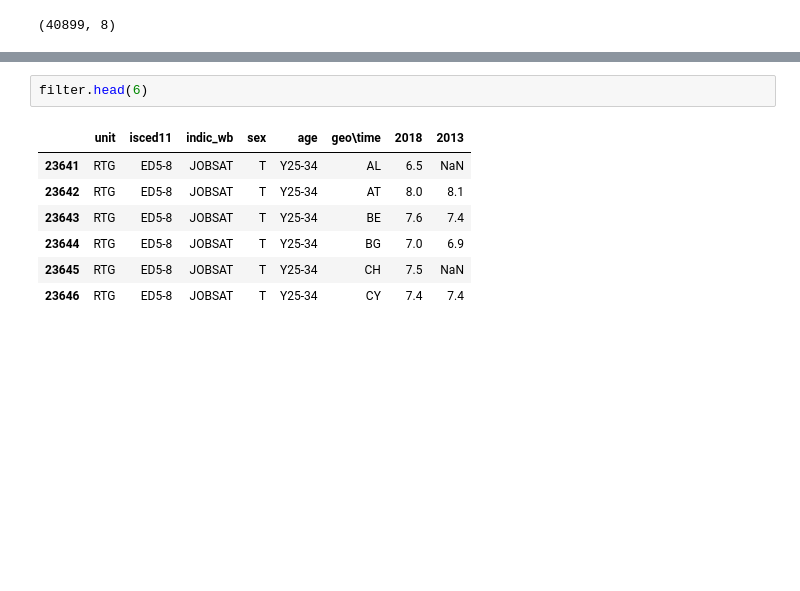
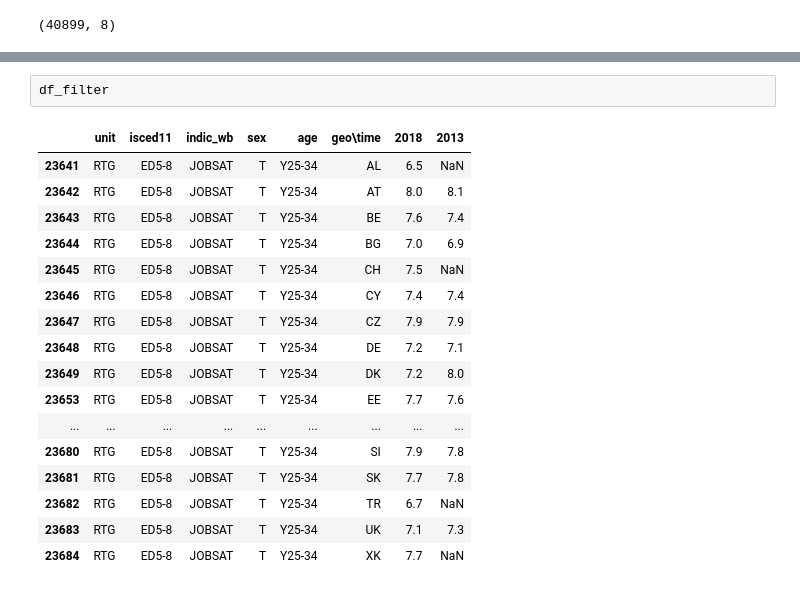
Before and after one commit to JALVARADORUIZ/Magister_BigData_UB, a Jupyter notebook: M3_AI1_AlvaradoRuizJoseArmando.ipynb, the cells around one changed output, grey strips where cells are left out. Cells and saved outputs as stored; diff of their text form; blank space fills up the shorter version.

```diff
--- a/M3_AI1_AlvaradoRuizJoseArmando.ipynb
+++ b/M3_AI1_AlvaradoRuizJoseArmando.ipynb
@@ -65,13 +115,23 @@ filter.shape
 # %% [output]
 (44, 8)
-# %%
-filter.head(6)
-# %% [output]
-|  | unit | isced11 | indic_wb | sex | age | geo\time | 2018 | 2013 |
-| 23641 | RTG | ED5-8 | JOBSAT | T | Y25-34 | AL | 6.5 | NaN |
-| 23642 | RTG | ED5-8 | JOBSAT | T | Y25-34 | AT | 8.0 | 8.1 |
-| 23643 | RTG | ED5-8 | JOBSAT | T | Y25-34 | BE | 7.6 | 7.4 |
-| 23644 | RTG | ED5-8 | JOBSAT | T | Y25-34 | BG | 7.0 | 6.9 |
-| 23645 | RTG | ED5-8 | JOBSAT | T | Y25-34 | CH | 7.5 | NaN |
-| 23646 | RTG | ED5-8 | JOBSAT | T | Y25-34 | CY | 7.4 | 7.4 |
+# %%
+df_filter
+# %% [output]
+|  | unit | isced11 | indic_wb | sex | age | geo\time | 2018 | 2013 |
+| 23641 | RTG | ED5-8 | JOBSAT | T | Y25-34 | AL | 6.5 | NaN |
+| 23642 | RTG | ED5-8 | JOBSAT | T | Y25-34 | AT | 8.0 | 8.1 |
+| 23643 | RTG | ED5-8 | JOBSAT | T | Y25-34 | BE | 7.6 | 7.4 |
+| 23644 | RTG | ED5-8 | JOBSAT | T | Y25-34 | BG | 7.0 | 6.9 |
+| 23645 | RTG | ED5-8 | JOBSAT | T | Y25-34 | CH | 7.5 | NaN |
+| 23646 | RTG | ED5-8 | JOBSAT | T | Y25-34 | CY | 7.4 | 7.4 |
+| 23647 | RTG | ED5-8 | JOBSAT | T | Y25-34 | CZ | 7.9 | 7.9 |
+| 23648 | RTG | ED5-8 | JOBSAT | T | Y25-34 | DE | 7.2 | 7.1 |
+| 23649 | RTG | ED5-8 | JOBSAT | T | Y25-34 | DK | 7.2 | 8.0 |
+| 23653 | RTG | ED5-8 | JOBSAT | T | Y25-34 | EE | 7.7 | 7.6 |
+| ... | ... | ... | ... | ... | ... | ... | ... | ... |
+| 23680 | RTG | ED5-8 | JOBSAT | T | Y25-34 | SI | 7.9 | 7.8 |
+| 23681 | RTG | ED5-8 | JOBSAT | T | Y25-34 | SK | 7.7 | 7.8 |
+| 23682 | RTG | ED5-8 | JOBSAT | T | Y25-34 | TR | 6.7 | NaN |
+| 23683 | RTG | ED5-8 | JOBSAT | T | Y25-34 | UK | 7.1 | 7.3 |
+| 23684 | RTG | ED5-8 | JOBSAT | T | Y25-34 | XK | 7.7 | NaN |
 # %%
```
Also changed, not shown: parts of 31 cells of this notebook.
